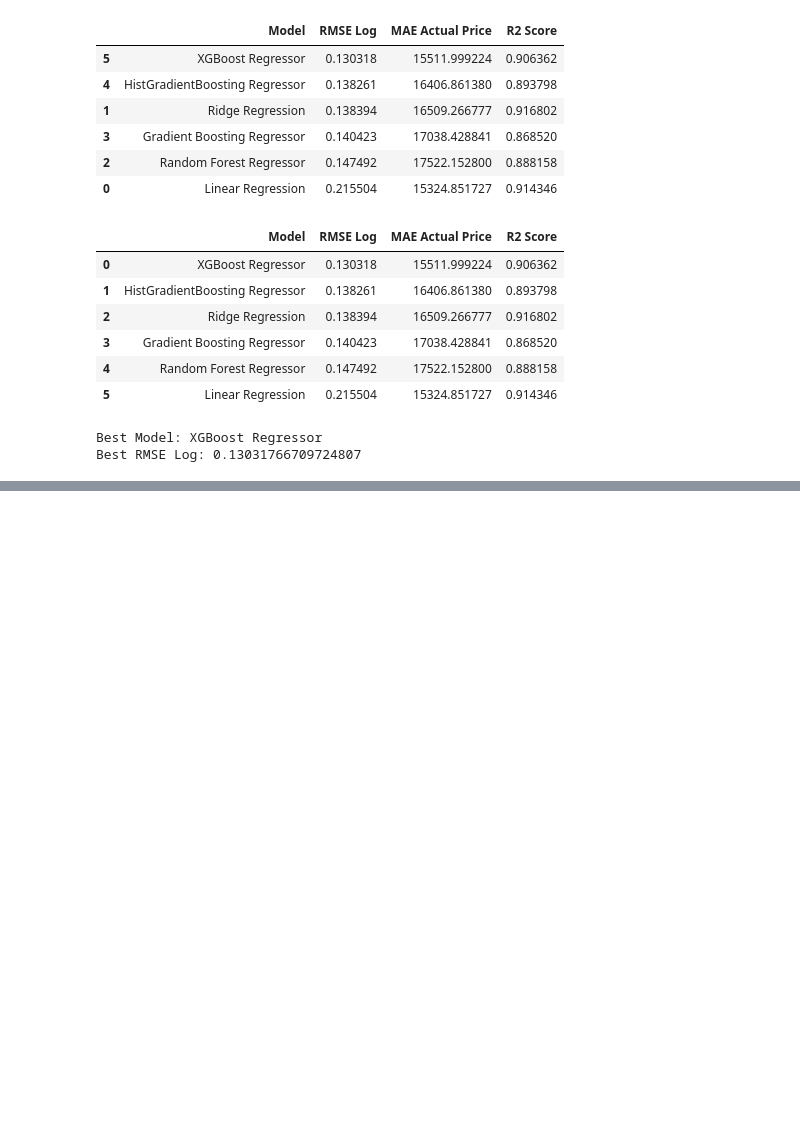
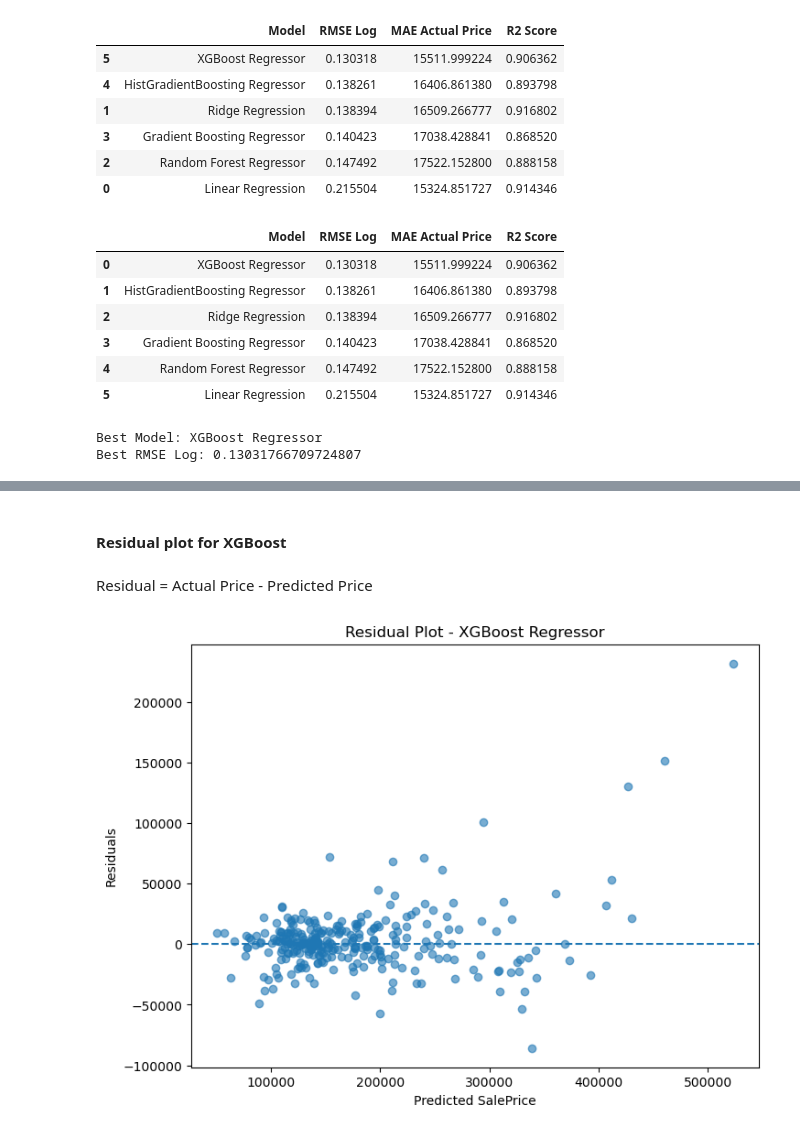
Before and after one commit to MohammadRafi21/House-Prices-Advanced-Regression, a Jupyter notebook: House_Prices_Kaggle_Regression.ipynb.ipynb, the cells around one changed output, grey strips where cells are left out. Saved outputs shown, nothing was run; the diff lists cells and outputs as text; code cells hidden in the pictures; blank space fills up the shorter version.

```diff
--- a/House_Prices_Kaggle_Regression.ipynb.ipynb
+++ b/House_Prices_Kaggle_Regression.ipynb.ipynb
@@ -471,0 +494,21 @@ Best RMSE Log: 0.13031766709724807
+# %% [markdown]
+#### Residual plot for XGBoost
+# %% [markdown]
+Residual = Actual Price - Predicted Price
+# %%
+# Calculate residuals
+residuals = y_valid_actual - xgb_pred_actual
+
+plt.figure(figsize=(8, 6))
+
+plt.scatter(xgb_pred_actual, residuals, alpha=0.6)
+
+plt.axhline(y=0, linestyle="--")
+
+plt.xlabel("Predicted SalePrice")
+plt.ylabel("Residuals")
+plt.title("Residual Plot - XGBoost Regressor")
+
+plt.show()
+# %% [output]
+[figure, added]
```
Also changed, not shown: parts of 22 cells of this notebook, 1 other file.
